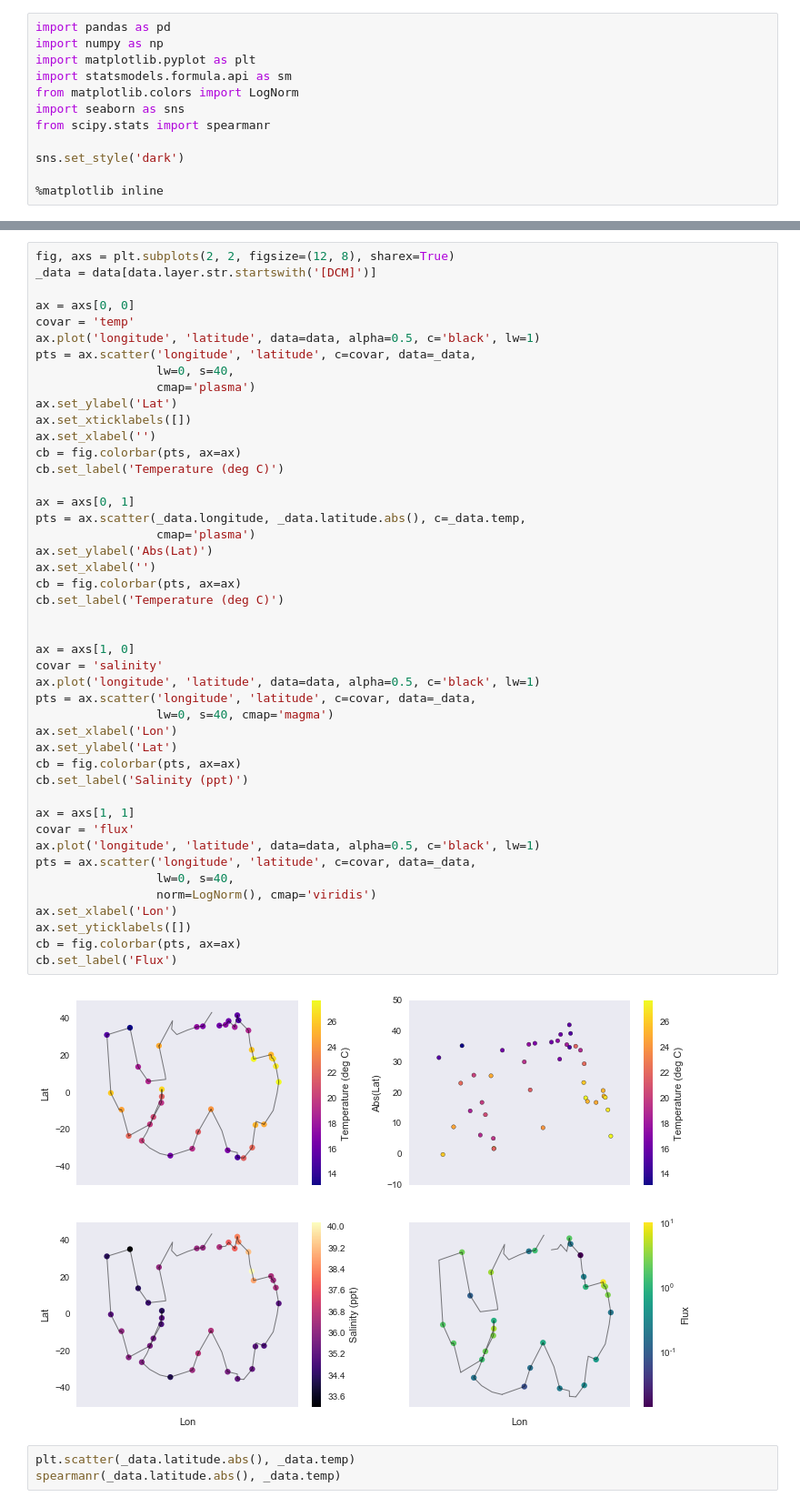
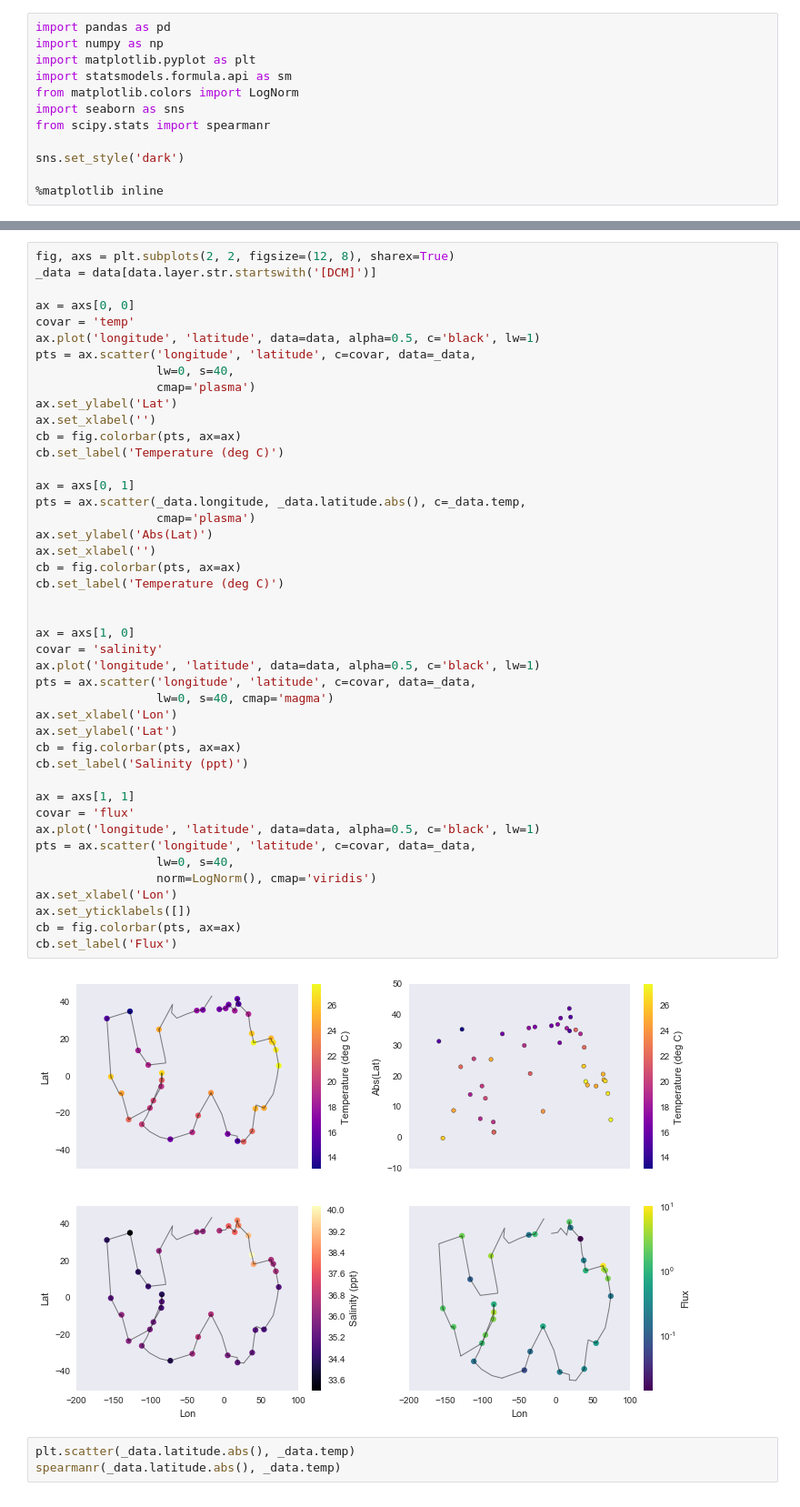
Before and after one commit to bsmith89/guidi2016_letter, a Jupyter notebook: spatial_temporal_autocorrelation.ipynb, the cells around one changed output, grey strips where cells are left out. Shown at 91% size. Cells and saved outputs as stored; diff of their text form.

Commit message:
Minor fix for plots.

```diff
--- a/spatial_temporal_autocorrelation.ipynb
+++ b/spatial_temporal_autocorrelation.ipynb
@@ -33,7 +33,6 @@ pts = ax.scatter('longitude', 'latitude', c=covar, data=_data,
                  lw=0, s=40,
                  cmap='plasma')
 ax.set_ylabel('Lat')
-ax.set_xticklabels([])
 ax.set_xlabel('')
 cb = fig.colorbar(pts, ax=ax)
 cb.set_label('Temperature (deg C)')
@@ -41,34 +40,34 @@ cb.set_label('Temperature (deg C)')
 ax = axs[0, 1]
 pts = ax.scatter(_data.longitude, _data.latitude.abs(), c=_data.temp,
                  cmap='plasma')
 ax.set_ylabel('Abs(Lat)')
 ax.set_xlabel('')
 cb = fig.colorbar(pts, ax=ax)
 cb.set_label('Temperature (deg C)')
 
 
 ax = axs[1, 0]
 covar = 'salinity'
 ax.plot('longitude', 'latitude', data=data, alpha=0.5, c='black', lw=1)
 pts = ax.scatter('longitude', 'latitude', c=covar, data=_data,
                  lw=0, s=40, cmap='magma')
 ax.set_xlabel('Lon')
 ax.set_ylabel('Lat')
 cb = fig.colorbar(pts, ax=ax)
 cb.set_label('Salinity (ppt)')
 
 ax = axs[1, 1]
 covar = 'flux'
 ax.plot('longitude', 'latitude', data=data, alpha=0.5, c='black', lw=1)
 pts = ax.scatter('longitude', 'latitude', c=covar, data=_data,
                  lw=0, s=40,
                  norm=LogNorm(), cmap='viridis')
 ax.set_xlabel('Lon')
 ax.set_yticklabels([])
 cb = fig.colorbar(pts, ax=ax)
 cb.set_label('Flux')
 # %% [output]
-[figure, old version]
+[figure, new version]
 # %%
 plt.scatter(_data.latitude.abs(), _data.temp)
 spearmanr(_data.latitude.abs(), _data.temp)
```
